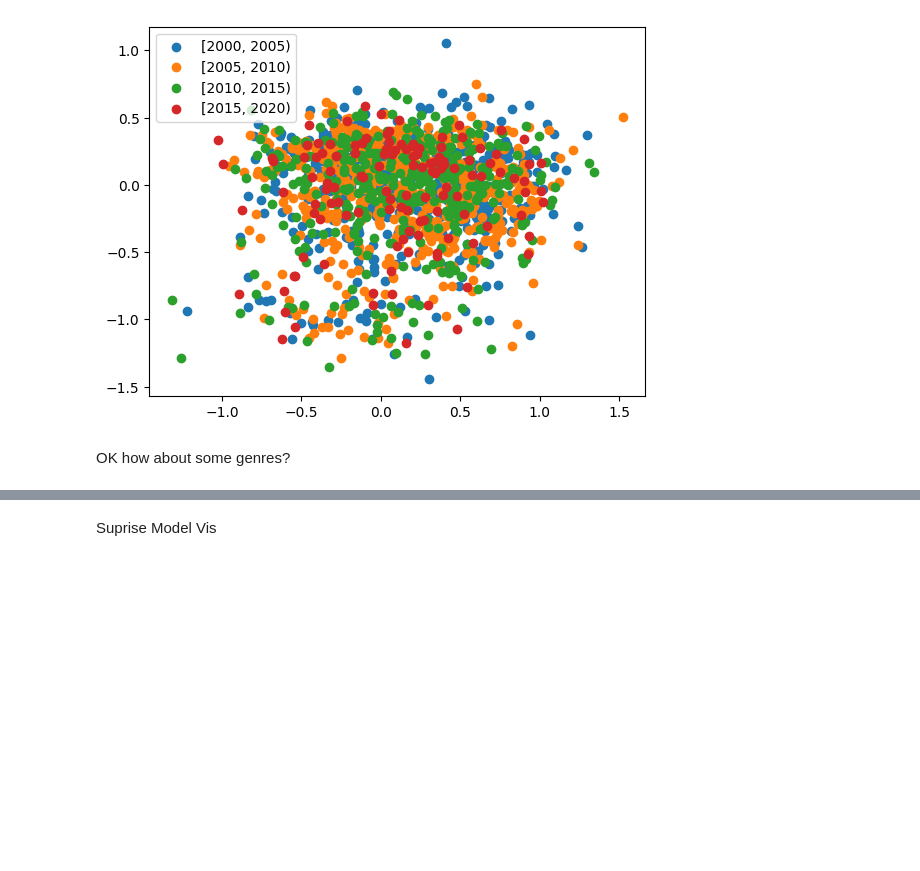
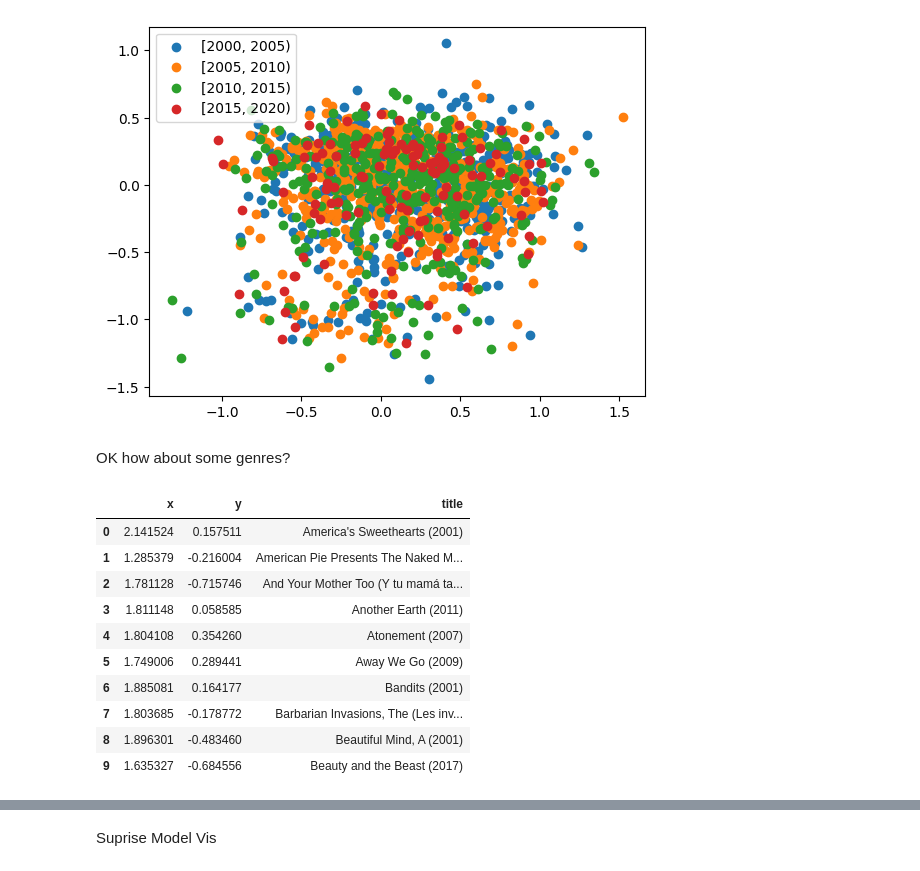
Before and after one commit to Shreshth3/movie-lens-visualizations, a Jupyter notebook: Data Visualization 2.ipynb, the cells around one changed output, grey strips where cells are left out. Saved outputs shown, nothing was run; the diff lists cells and outputs as text; code cells hidden in the pictures; blank space fills up the shorter version.

```diff
--- a/Data Visualization 2.ipynb
+++ b/Data Visualization 2.ipynb
@@ -156,6 +156,30 @@ plt.legend(loc='upper left')
 [figure]
 # %% [markdown]
 OK how about some genres?
+# %%
+to_viz_np = []
+points, titles = getGenre(genre)
+points = points[20:30]
+titles = titles[20:30]
+for i in points:
+    to_viz_np.append(approx_V[:,i])
+
+to_viz_np = np.array(to_viz_np)
+to_viz_df = pd.DataFrame(to_viz_np, columns = ['x', 'y'])
+to_viz_df['title'] = titles
+to_viz_df
+# %% [output]
+|  | x | y | title |
+| 0 | 2.141524 | 0.157511 | America's Sweethearts (2001) |
+| 1 | 1.285379 | -0.216004 | American Pie Presents The Naked M... |
+| 2 | 1.781128 | -0.715746 | And Your Mother Too (Y tu mamá ta... |
+| 3 | 1.811148 | 0.058585 | Another Earth (2011) |
+| 4 | 1.804108 | 0.354260 | Atonement (2007) |
+| 5 | 1.749006 | 0.289441 | Away We Go (2009) |
+| 6 | 1.885081 | 0.164177 | Bandits (2001) |
+| 7 | 1.803685 | -0.178772 | Barbarian Invasions, The (Les inv... |
+| 8 | 1.896301 | -0.483460 | Beautiful Mind, A (2001) |
+| 9 | 1.635327 | -0.684556 | Beauty and the Beast (2017) |
 # %%
 import plotly.express as px
 
```
Also changed, not shown: parts of 2 cells of this notebook.
